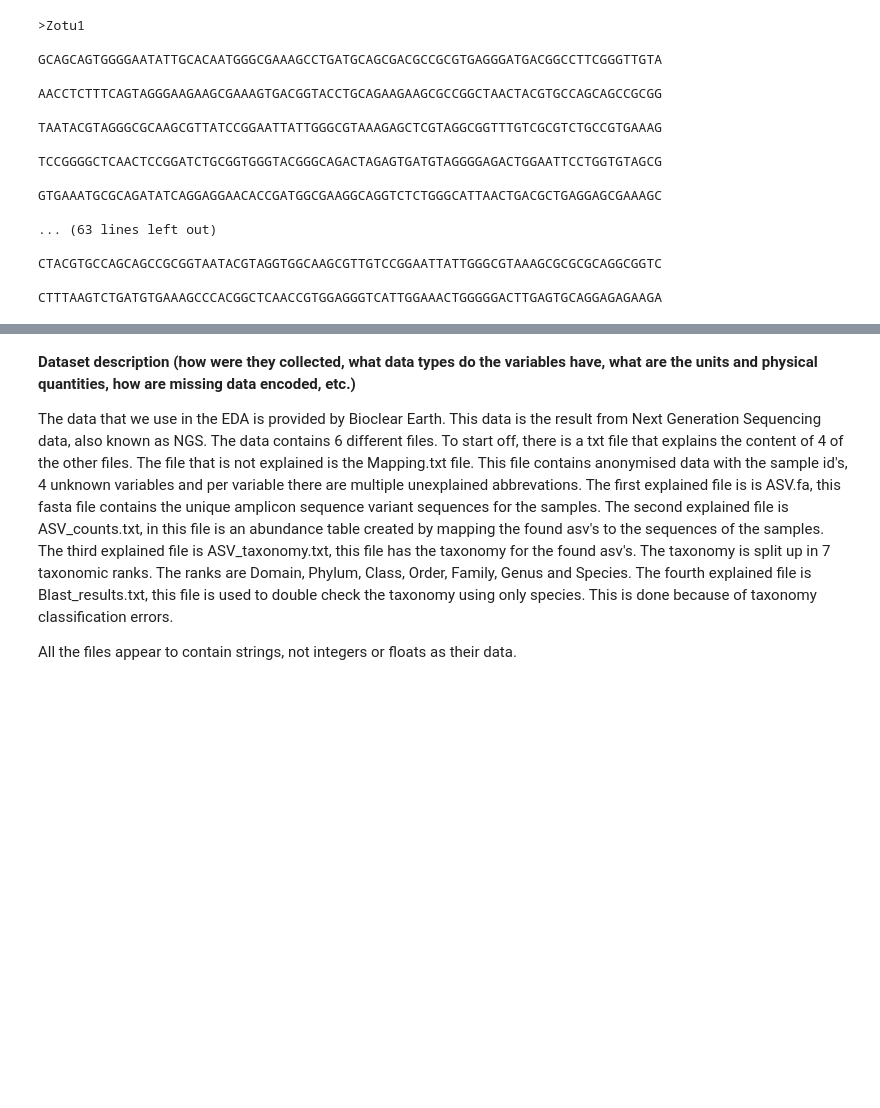
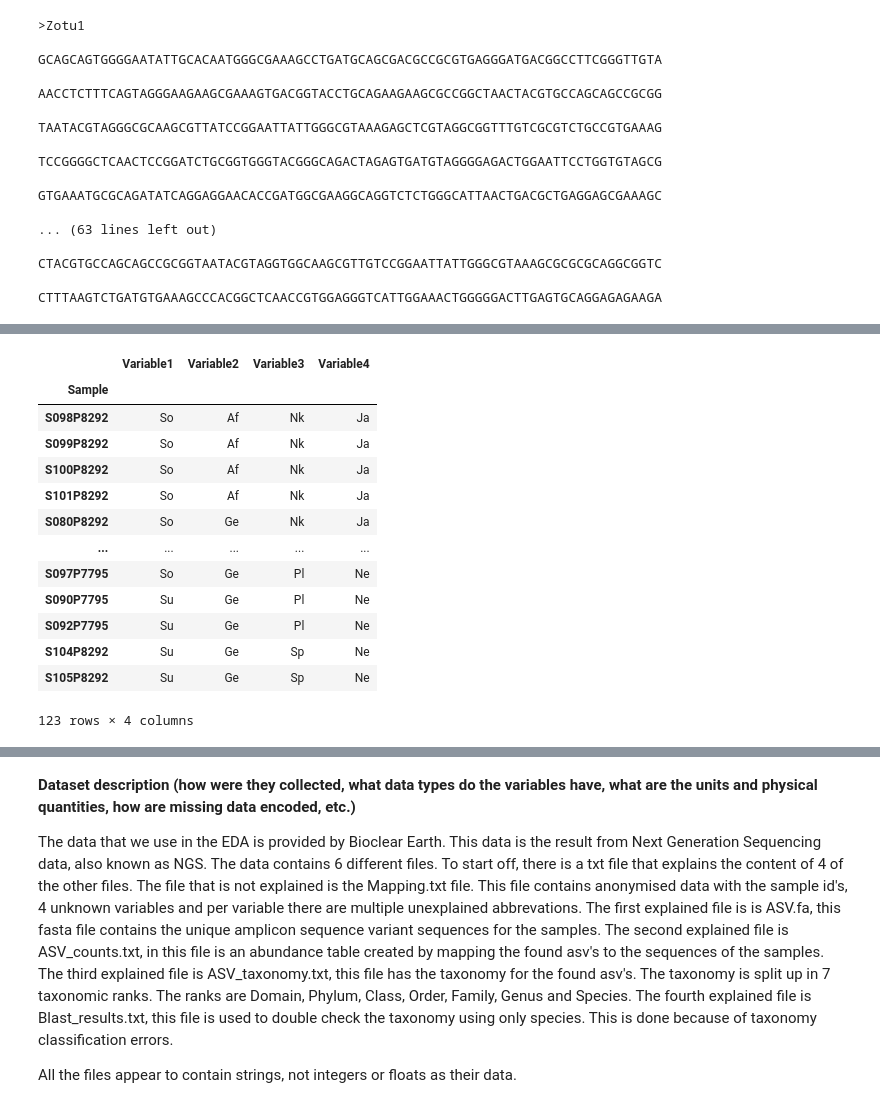
Before and after one commit to cheyennebrouwer/Bioclear_earth, a Jupyter notebook: EDA.ipynb, the cells around one changed output, grey strips where cells are left out. Drawn from its saved outputs; the diff is of its cells as text; code cells hidden in the pictures; blank space fills up the shorter version.

```diff
--- a/EDA.ipynb
+++ b/EDA.ipynb
@@ -34,3 +102,19 @@ CTTTAAGTCTGATGTGAAAGCCCACGGCTCAACCGTGGAGGGTCATTGGAAACTGGGGGACTTGAGTGCAGGAGAGAAGA
 # %%
-mapping = pd.read_csv("/Users/cheyennebrouwer/Documents/23-24/Kwartaal_2/Data_Dashboards/Bioclear/wetransfer_ngs-data_2023-11-14_1231/Mapping.txt", sep="	", header=0,
-                       index_col=0)
+mapping = pd.read_csv("/Users/cheyennebrouwer/Documents/23-24/Kwartaal_2/Data_Dashboards/Bioclear/wetransfer_ngs-data_2023-11-14_1231/Mapping.txt", sep="	", index_col=0)
+
+mapping
+# %% [output]
+|  | Variable1 | Variable2 | Variable3 | Variable4 |
+| Sample |  |  |  |  |
+| S098P8292 | So | Af | Nk | Ja |
+| S099P8292 | So | Af | Nk | Ja |
+| S100P8292 | So | Af | Nk | Ja |
+| S101P8292 | So | Af | Nk | Ja |
+| S080P8292 | So | Ge | Nk | Ja |
+| ... | ... | ... | ... | ... |
+| S097P7795 | So | Ge | Pl | Ne |
+| S090P7795 | Su | Ge | Pl | Ne |
+| S092P7795 | Su | Ge | Pl | Ne |
+| S104P8292 | Su | Ge | Sp | Ne |
+| S105P8292 | Su | Ge | Sp | Ne |
+123 rows × 4 columns
```
Also changed, not shown: parts of 5 cells of this notebook, 3 other files.
